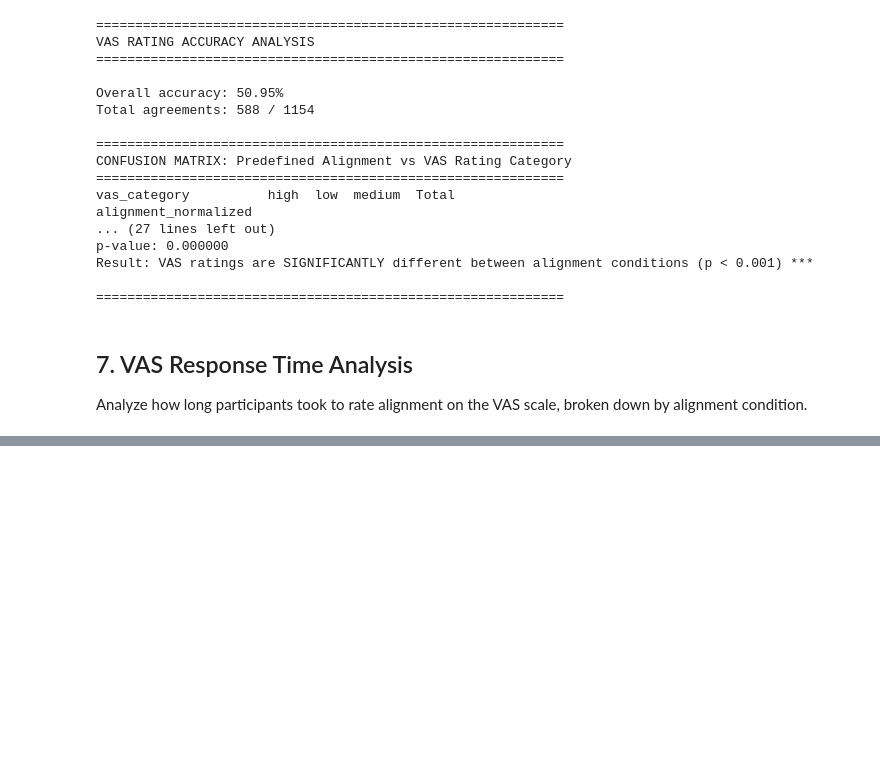
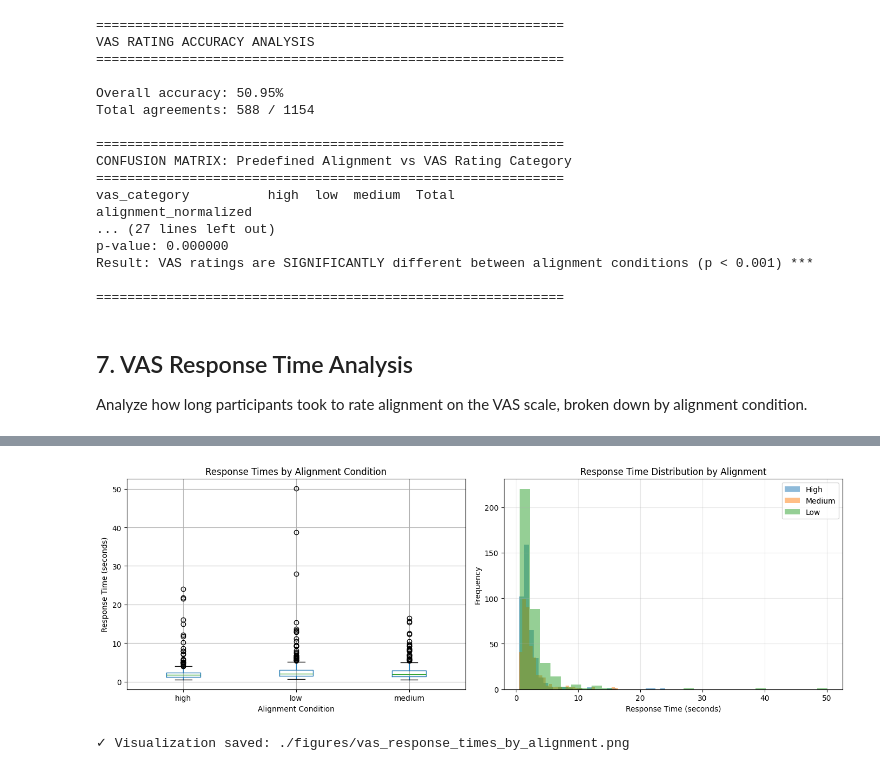
Before and after one commit to kimberlyeder/eeg-eyetracking-analysis, a Jupyter notebook: 09_VAS_Ratings_Results.ipynb, the cells around one changed output, grey strips where cells are left out. Saved outputs shown, nothing was run; the diff lists cells and outputs as text; code cells hidden in the pictures; blank space fills up the shorter version.

```diff
--- a/09_VAS_Ratings_Results.ipynb
+++ b/09_VAS_Ratings_Results.ipynb
@@ -354,0 +465,31 @@ Analyze how long participants took to rate alignment on the VAS scale, broken do
+# %%
+# Visualize response times by alignment condition
+if len(rt_data) > 0:
+    fig, axes = plt.subplots(1, 2, figsize=(14, 5))
+
+    # Boxplot of response times
+    rt_df.boxplot(column='slider.rt', by='alignment_normalized', ax=axes[0])
+    axes[0].set_title('Response Times by Alignment Condition')
+    axes[0].set_xlabel('Alignment Condition')
+    axes[0].set_ylabel('Response Time (seconds)')
+    axes[0].get_figure().suptitle('')
+
+    # Histogram with overlays
+    for alignment in ['high', 'medium', 'low']:
+        data = rt_df[rt_df['alignment_normalized'] == alignment]['slider.rt']
+        axes[1].hist(data, bins=30, alpha=0.5, label=alignment.capitalize())
+
+    axes[1].set_xlabel('Response Time (seconds)')
+    axes[1].set_ylabel('Frequency')
+    axes[1].set_title('Response Time Distribution by Alignment')
+    axes[1].legend()
+    axes[1].grid(True, alpha=0.3)
+
+    plt.tight_layout()
+    plt.savefig('./figures/vas_response_times_by_alignment.png', dpi=150, bbox_inches='tight')
+    plt.show()
+
+    print('✓ Visualization saved: ./figures/vas_response_times_by_alignment.png')
+# %% [output]
+[figure, added]
+✓ Visualization saved: ./figures/vas_response_times_by_alignment.png
```
Also changed, not shown: parts of 6 cells of this notebook.
